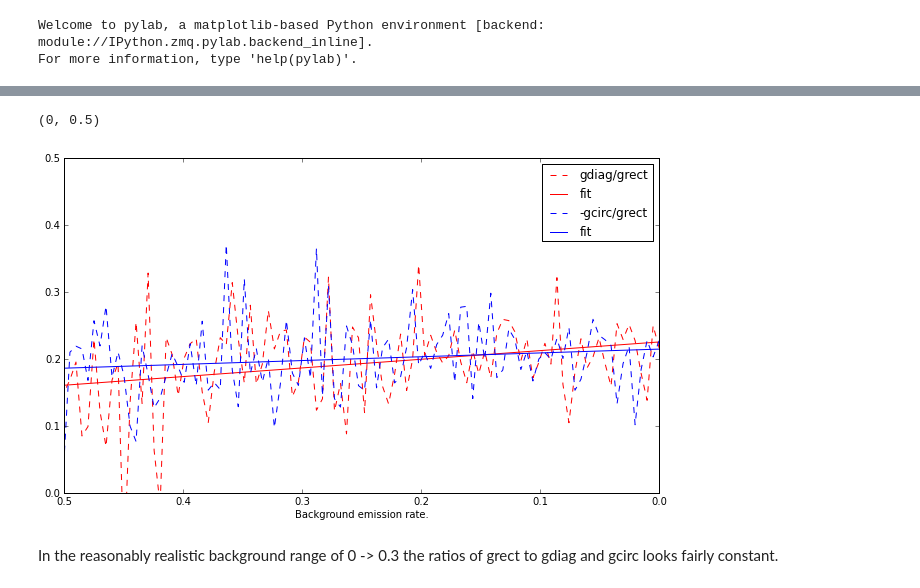
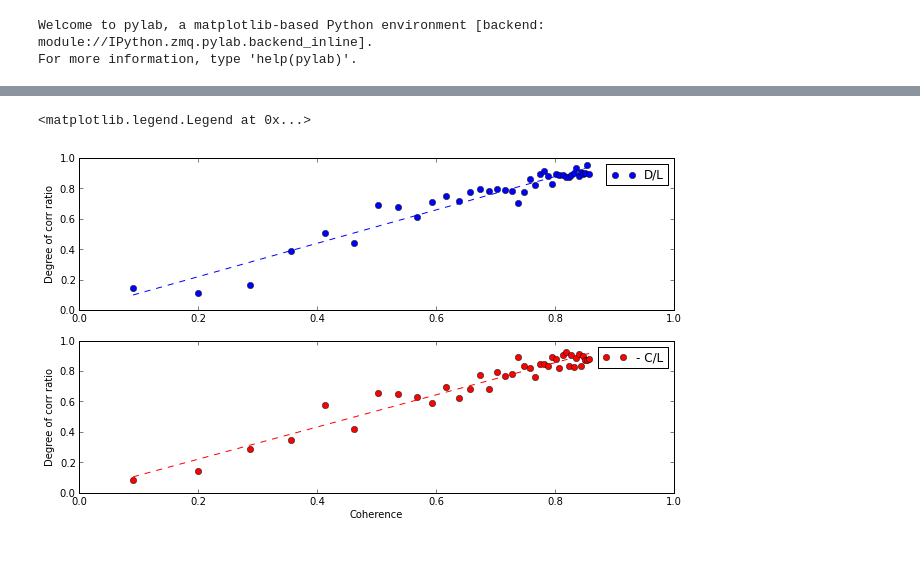
Before and after one commit to eoinmurray/icarus, a Jupyter notebook: notebooks/Degree of corrolation ratios.ipynb, the cells around one changed output, grey strips where cells are left out. Drawn from its saved outputs; the diff is of its cells as text; code cells hidden in the pictures; blank space fills up the shorter version.

```diff
--- a/notebooks/Degree of corrolation ratios.ipynb
+++ b/notebooks/Degree of corrolation ratios.ipynb
@@ -43,23 +67,24 @@ plt.xlabel('Background emission rate')
 # %%
-hold_param = dat[0].astype(np.float)
-grect = dat[1][0]
-gdiag = dat[1][1]
-gcirc = dat[1][2]
-from scipy import stats
-slope1, intercept1, a, b, c= scipy.stats.linregress(hold_param, gdiag/grect)
-slope2, intercept2, a, b, c= scipy.stats.linregress(hold_param,  - gcirc/grect)
+coherence = 1./(1. + 1./hold_param1)
+
+slope1, intercept1, a, b, c= stats.linregress(coherence, diag_ratio)
+slope2, intercept2, a, b, c= stats.linregress(coherence, circ_ratio)
-# %%
-
-plt.figure(figsize = (16/1.5, 9/1.5))
-plt.gca().invert_xaxis()
-plt.plot(hold_param, gdiag/ grect, 'r--', hold_param, intercept1 + slope1*hold_param, 'r-')
-plt.plot(hold_param, - gcirc/ grect, 'b--', hold_param, intercept2 + slope2*hold_param, 'b-')
-
-plt.xlabel('Background emission rate.') ;
-plt.legend(['gdiag/grect', 'fit', '-gcirc/grect', 'fit'])
-plt.ylim([0, 0.5])
-# %% [output]
-(0, 0.5)
-[figure, removed]
-# %% [markdown]
-In the reasonably realistic background range of 0 -> 0.3 the ratios of grect to gdiag and gcirc looks fairly constant.
+# %%
+plt.figure(figsize=(16/1.5, 9/1.5))
+
+plt.subplot(211)
+plt.ylabel('Degree of corr ratio')
+plt.xlim([0, 1])
+
+plt.plot(coherence, diag_ratio, 'bo', coherence, intercept1 + slope1*coherence, 'b--')
+plt.legend(['D/L'])
+
+plt.subplot(212)
+plt.xlabel('Coherence') ; plt.ylabel('Degree of corr ratio')
+
+plt.xlim([0, 1])
+plt.plot(coherence, circ_ratio, 'ro', coherence, intercept2 + slope2*coherence, 'r--')
+plt.legend(['- C/L'])
+# %% [output]
+<matplotlib.legend.Legend at 0x...>
+[figure, added]
```
Also changed, not shown: parts of 18 cells of this notebook, 5 other files.
